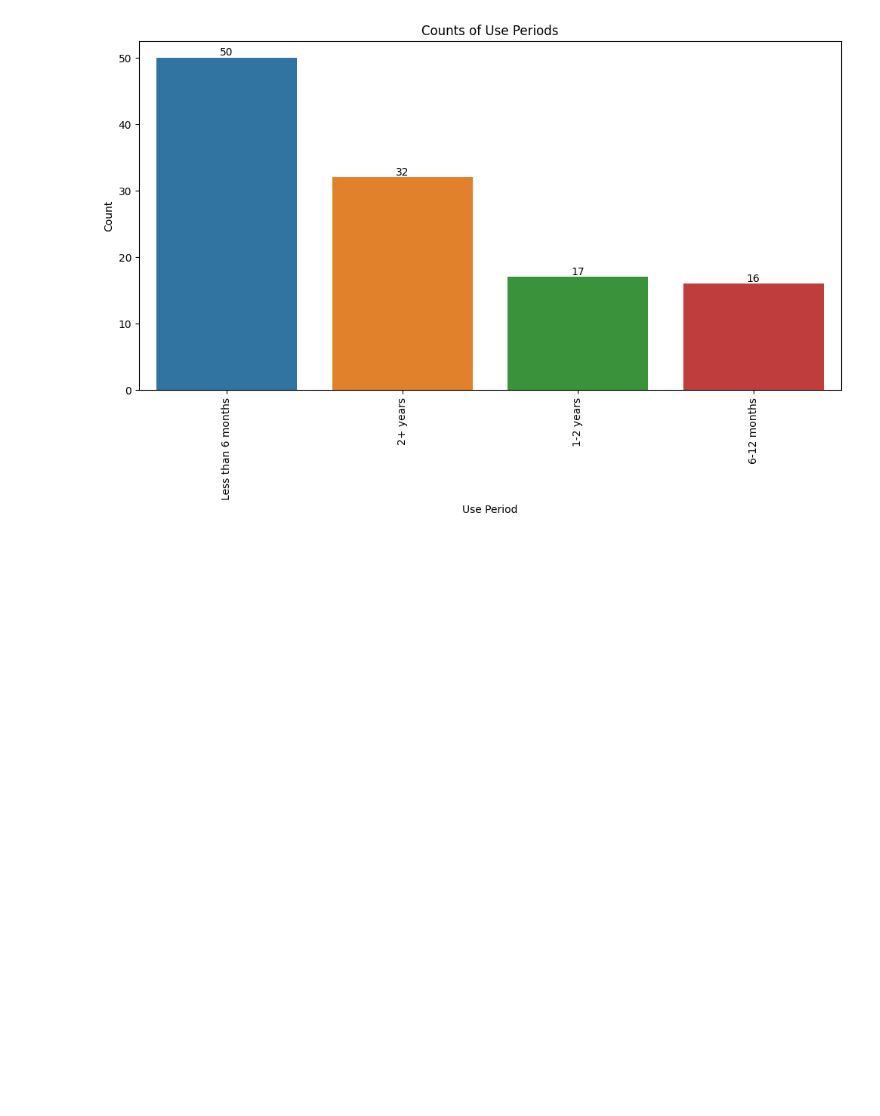
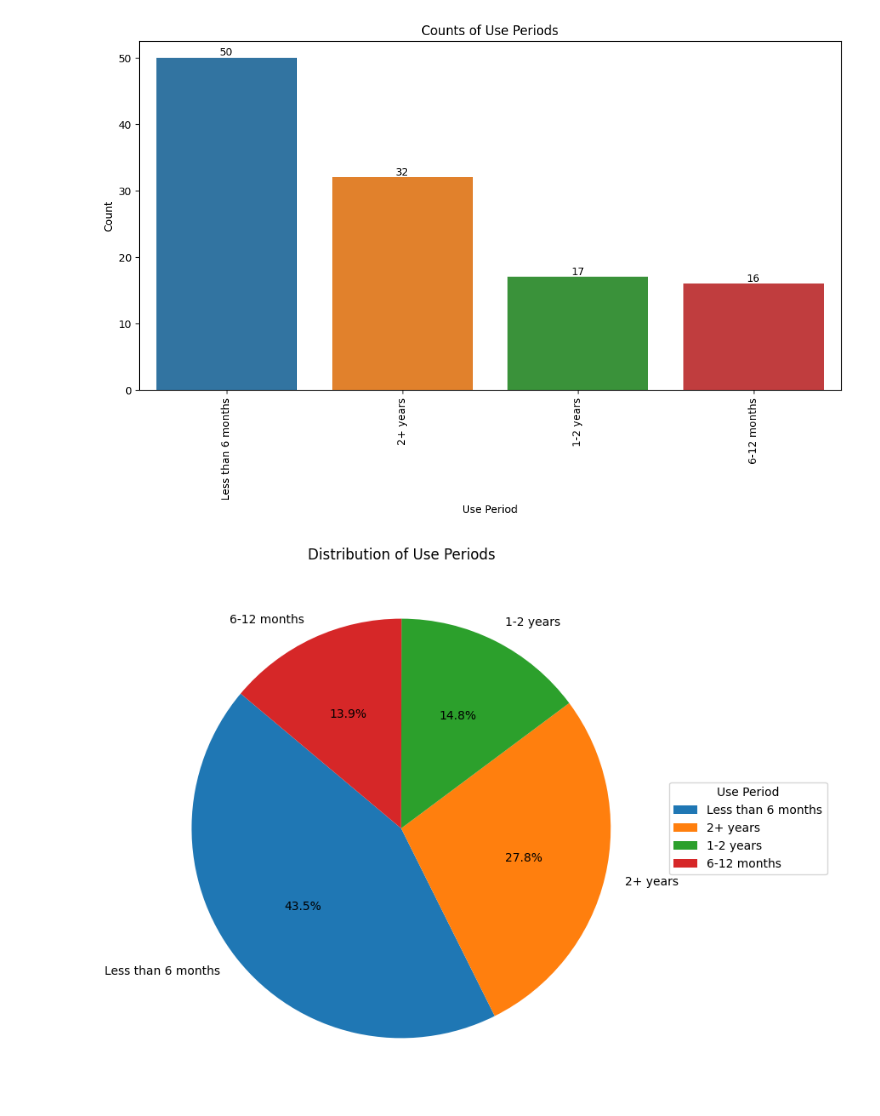
Before and after one commit to ArifAygun/Sentiment-Analysis-SMRT, a Jupyter notebook: SMRT_Statistical_Analysis.ipynb, the cells around one changed output. Saved outputs shown, nothing was run; the diff lists cells and outputs as text; code cells hidden in the pictures; blank space fills up the shorter version.

```diff
--- a/SMRT_Statistical_Analysis.ipynb
+++ b/SMRT_Statistical_Analysis.ipynb
@@ -310,3 +310,22 @@ for p in ax.patches:
 plt.show()
 # %% [output]
 [figure]
+# %%
+use_period_counts = reviews['Use Period'].value_counts()
+
+plt.figure(figsize=(8, 8))
+
+wedges, texts, autotexts = plt.pie(
+    use_period_counts.values,
+    labels=use_period_counts.index,
+    autopct='%1.1f%%',
+    startangle=140,
+)
+
+plt.title('Distribution of Use Periods')
+
+plt.legend(wedges, use_period_counts.index, title='Use Period', loc='center left', bbox_to_anchor=(1, 0, 0.5, 1))
+
+plt.show()
+# %% [output]
+[figure, added]
```
